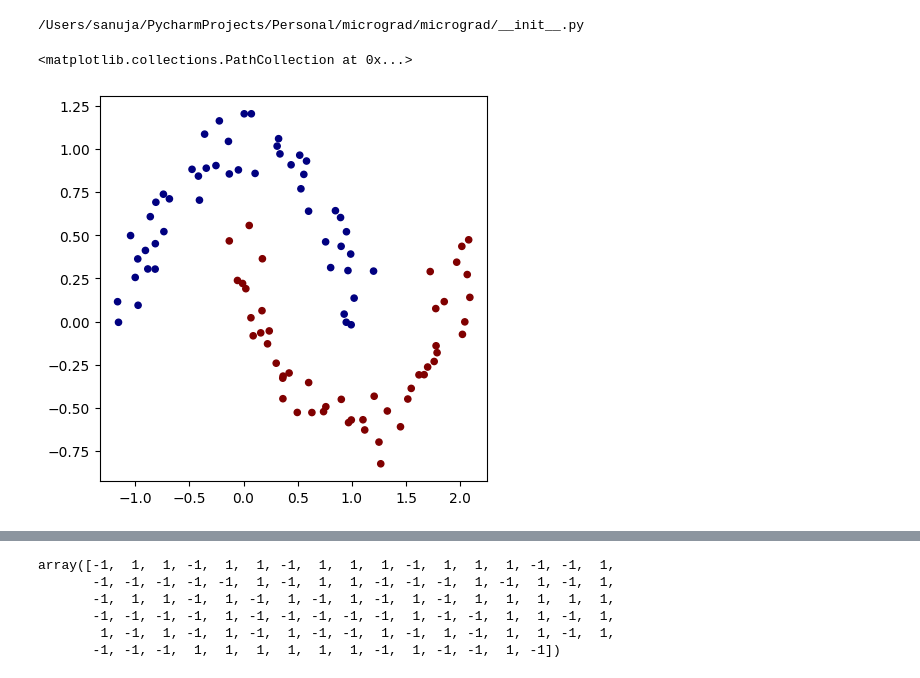
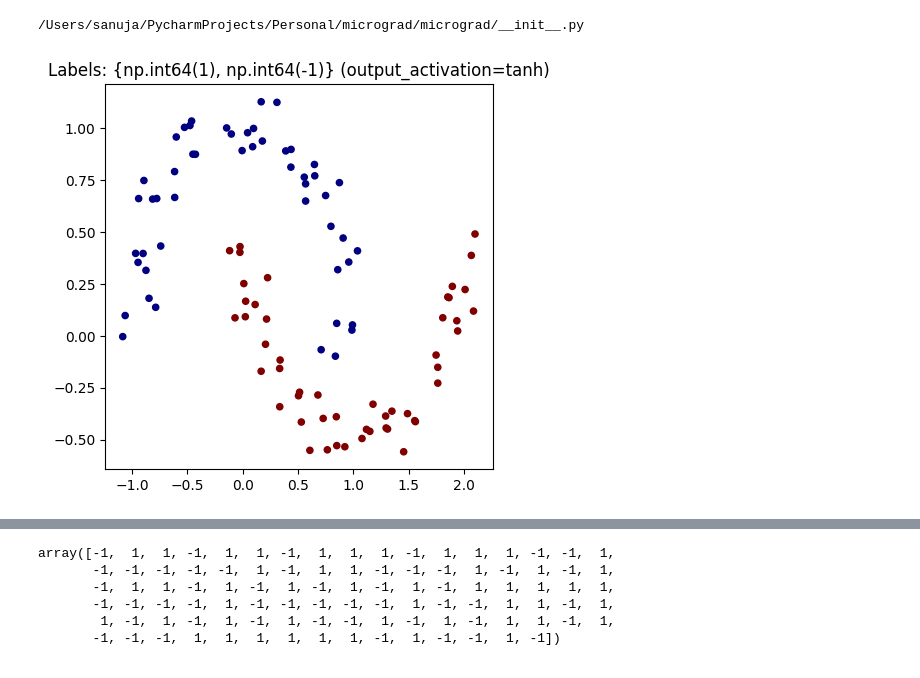
Before and after one commit to sanilahuja4/micrograd, a Jupyter notebook: notebooks/micrograd_from_scratch.ipynb, the cells around one changed output, grey strips where cells are left out. Saved outputs shown, nothing was run; the diff lists cells and outputs as text; code cells hidden in the pictures.

```diff
--- a/notebooks/micrograd_from_scratch.ipynb
+++ b/notebooks/micrograd_from_scratch.ipynb
@@ -679,19 +679,45 @@ print(micrograd.__file__)
 # %% [output]
 /Users/sanuja/PycharmProjects/Personal/micrograd/micrograd/__init__.py
 # %%
-from sklearn.datasets import make_moons, make_blobs
-import matplotlib.pyplot as plt
-%matplotlib inline
+def get_dataset(n_samples=100, noise=0.1, output_activation='tanh', visualize=True):
+    """
+    Generate moon dataset with labels compatible with the output activation.
 
-X, y = make_moons(n_samples=100, noise=0.1)
+    Args:
+        n_samples: Number of samples
+        noise: Noise level
+        output_activation: 'relu' for [0, 1] labels, 'tanh'/'linear' for [-1, 1] labels
+        visualize: Whether to plot the dataset
 
-y = y*2 - 1 # make y be -1 or 1
-# visualize in 2D
-plt.figure(figsize=(5,5))
-plt.scatter(X[:,0], X[:,1], c=y, s=20, cmap='jet')
+    Returns:
+        X, y: Features and labels
+    """
+    from sklearn.datasets import make_moons
+    import matplotlib.pyplot as plt
+
+    X, y = make_moons(n_samples=n_samples, noise=noise)
+
+    # Adjust labels based on output activation
+    if output_activation == 'relu':
+        # ReLU can only output positive values, use 0 and 1
+        y = y  # already 0 or 1 from make_moons
+    else:
+        # tanh/linear can output negative values, use -1 and 1
+        y = y * 2 - 1
+
+    # Visualize if requested
+    if visualize:
+        plt.figure(figsize=(5, 5))
+        plt.scatter(X[:, 0], X[:, 1], c=y, s=20, cmap='jet')
+        plt.title(f'Labels: {set(y)} (output_activation={output_activation})')
+        plt.show()
+
+    return X, y
+
+# Example usage
+X, y = get_dataset()
 # %% [output]
-<matplotlib.collections.PathCollection at 0x...>
-[figure, old version]
+[figure, new version]
 # %%
 from micrograd.nn import MLP
 from micrograd.engine import Value
```
Also changed, not shown: parts of 7 cells of this notebook, 3 other files.
